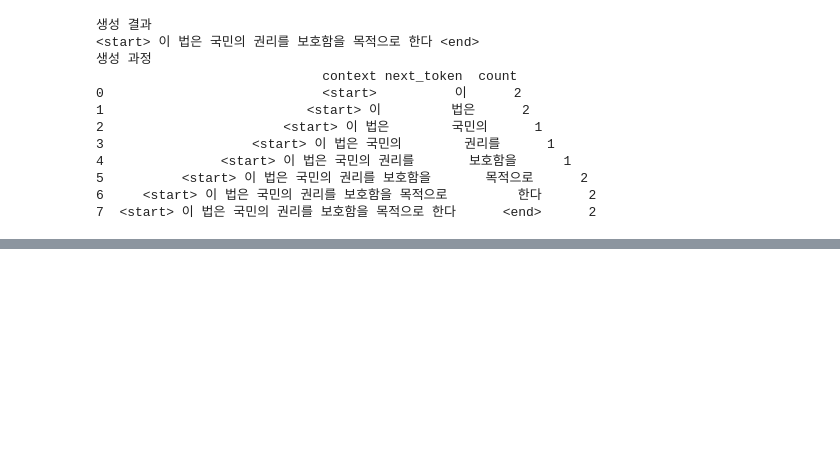
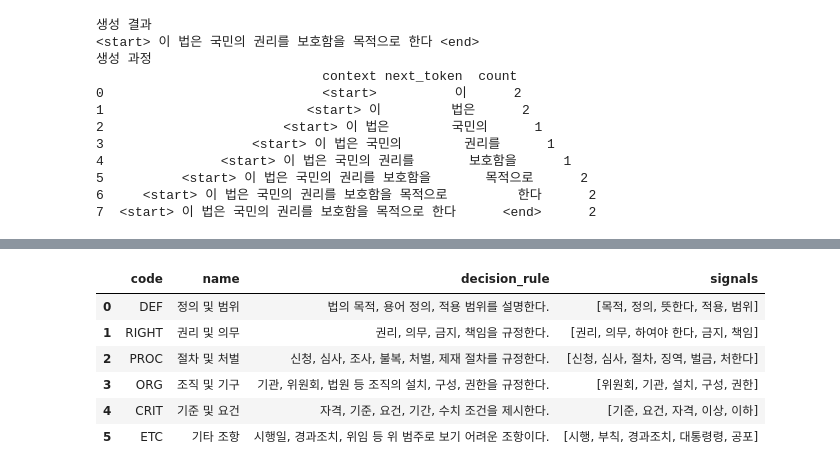
Before and after one commit to eunjin661/study_recode, a Jupyter notebook: 01_tuteur guide/LLM/01.ipynb, the cells around one changed output, grey strips where cells are left out. Drawn from its saved outputs; the diff is of its cells as text; code cells hidden in the pictures; blank space fills up the shorter version.

```diff
--- a/01_tuteur guide/LLM/01.ipynb
+++ b/01_tuteur guide/LLM/01.ipynb
@@ -179,0 +248,51 @@ print(generated_trace)
+# %%
+# 카테고리 정의표
+category_info = [
+    {
+        'code': 'DEF',
+        'name': '정의 및 범위',
+        'decision_rule': '법의 목적, 용어 정의, 적용 범위를 설명한다.',
+        'signals': ['목적', '정의', '뜻한다', '적용', '범위'],
+    },
+    {
+        'code': 'RIGHT',
+        'name': '권리 및 의무',
+        'decision_rule': '권리, 의무, 금지, 책임을 규정한다.',
+        'signals': ['권리', '의무', '하여야 한다', '금지', '책임'],
+    },
+    {
+        'code': 'PROC',
+        'name': '절차 및 처벌',
+        'decision_rule': '신청, 심사, 조사, 불복, 처벌, 제재 절차를 규정한다.',
+        'signals': ['신청', '심사', '절차', '징역', '벌금', '처한다'],
+    },
+    {
+        'code': 'ORG',
+        'name': '조직 및 기구',
+        'decision_rule': '기관, 위원회, 법원 등 조직의 설치, 구성, 권한을 규정한다.',
+        'signals': ['위원회', '기관', '설치', '구성', '권한'],
+    },
+    {
+        'code': 'CRIT',
+        'name': '기준 및 요건',
+        'decision_rule': '자격, 기준, 요건, 기간, 수치 조건을 제시한다.',
+        'signals': ['기준', '요건', '자격', '이상', '이하'],
+    },
+    {
+        'code': 'ETC',
+        'name': '기타 조항',
+        'decision_rule': '시행일, 경과조치, 위임 등 위 범주로 보기 어려운 조항이다.',
+        'signals': ['시행', '부칙', '경과조치', '대통령령', '공포'],
+    },
+]
+
+category_df = pd.DataFrame(category_info)
+category_df
+# %% [output]
+|  | code | name | decision_rule | signals |
+| 0 | DEF | 정의 및 범위 | 법의 목적, 용어 정의, 적용 범위를 설명한다. | [목적, 정의, 뜻한다, 적용, 범위] |
+| 1 | RIGHT | 권리 및 의무 | 권리, 의무, 금지, 책임을 규정한다. | [권리, 의무, 하여야 한다, 금지, 책임] |
+| 2 | PROC | 절차 및 처벌 | 신청, 심사, 조사, 불복, 처벌, 제재 절차를 규정한다. | [신청, 심사, 절차, 징역, 벌금, 처한다] |
+| 3 | ORG | 조직 및 기구 | 기관, 위원회, 법원 등 조직의 설치, 구성, 권한을 규정한다. | [위원회, 기관, 설치, 구성, 권한] |
+| 4 | CRIT | 기준 및 요건 | 자격, 기준, 요건, 기간, 수치 조건을 제시한다. | [기준, 요건, 자격, 이상, 이하] |
+| 5 | ETC | 기타 조항 | 시행일, 경과조치, 위임 등 위 범주로 보기 어려운 조항이다. | [시행, 부칙, 경과조치, 대통령령, 공포] |
```
Also changed, not shown: parts of 6 cells of this notebook, 3 other files.
